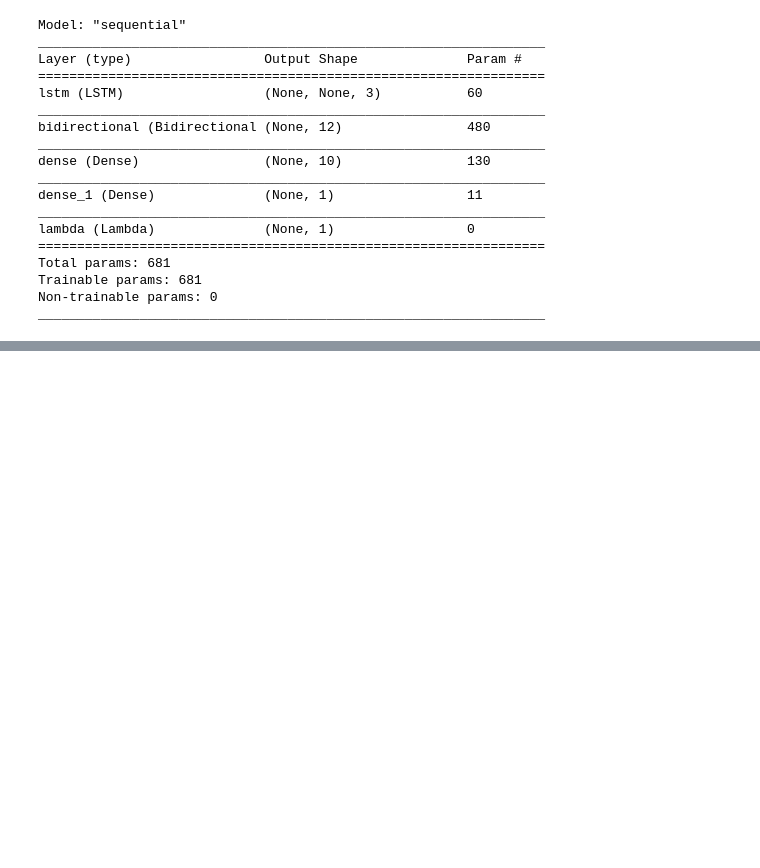
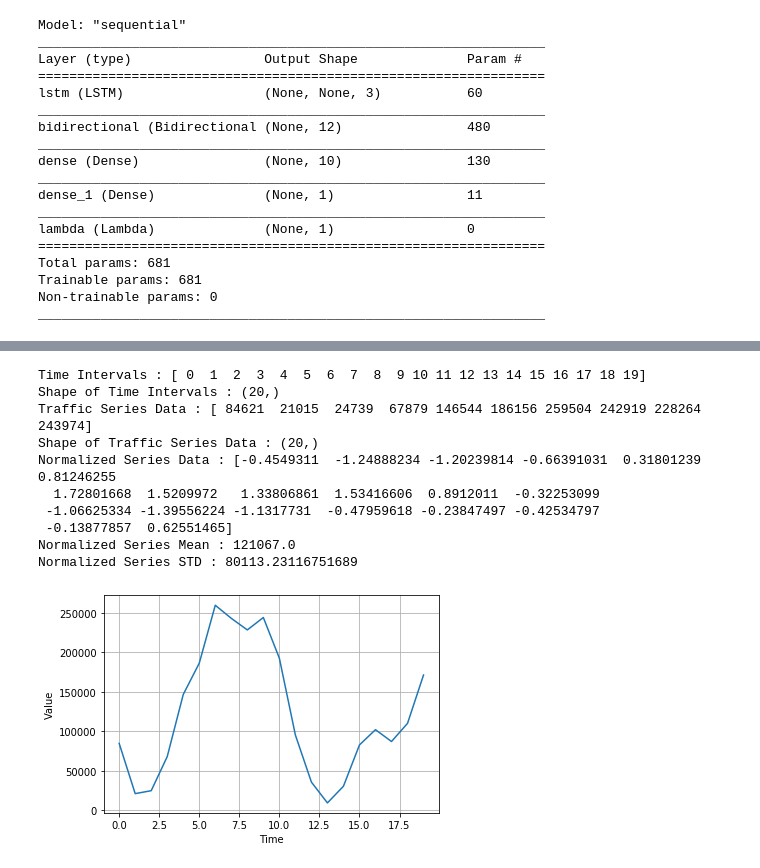
Before and after one commit to KSaiPremika/Plant-the-future, a Jupyter notebook: LSTM_Bidirectional_model_for_Traffic_dataset.ipynb, the cells around one changed output, grey strips where cells are left out. Cells and saved outputs as stored; diff of their text form; code cells hidden in the pictures; blank space fills up the shorter version.

```diff
--- a/LSTM_Bidirectional_model_for_Traffic_dataset.ipynb
+++ b/LSTM_Bidirectional_model_for_Traffic_dataset.ipynb
@@ -328,5 +313,0 @@ model = tf.keras.models.load_model("LSTM_Bidirectional_model.h5")
-# %%
-time = np.array(range(len(df.columns)))
-print(time[:10],time.shape)
-series = np.array(df.iloc[0,:])
-print(series[:10],series.shape)
@@ -441,11 +313,0 @@ print(series[3649])#,series[65],series[66])
-# %%
-
-print("Series ",series.shape)
-forecast = model_forecast(model, series[..., np.newaxis], window_size)
-print("Total Forecast ",forecast.shape)
-forecast = forecast[:-1, -1, 0][:-1]
-#rnn_forecast = rnn_forecast[:-1, -1, 0]
-print("Forecast ",forecast.shape)
-print("Time ",time.shape)
-time_forcasted = time[window_size:-1]
-print("Time Forecasted",time_forcasted.shape)
@@ -484,0 +375,64 @@ Length of temperature 3650
+# %%
+# select an area
+area = 10
+
+# select an year to forecast
+year = 2025
+
+#constant value don't change
+window_size = 3
+
+# time interval values which is equal to number of columns for now!!
+time = np.array(range(len(df.columns)))
+print("Time Intervals :",time[:])
+print("Shape of Time Intervals :",time.shape)
+
+# traffic density values of selected area
+series = np.array(df.iloc[area,:])
+print("Traffic Series Data :",series[:10])
+print("Shape of Traffic Series Data :",series.shape)
+
+# normalizing the series data
+norm_series_data, norm_series_mean, norm_series_std = norm(series)
+print("Normalized Series Data :",norm_series_data)
+print("Normalized Series Mean :",norm_series_mean)
+print("Normalized Series STD :",norm_series_std)
+
+
+# visualizing the traffic data of the selected area
+plot_series(time, series)
+
+#Forecasting the traffic density
+y = year % 2000
+prediction = predict(y,True)
+
+if len(prediction) > 1:
+  years = list(range(20,y+1))
+  plt.figure(figsize=(10, 6))
+  plot_series(years,prediction,save=False,name="test")
+  plot_series(time, series)
+  plt.plot([time[-1],years[0]],[series[-1],prediction[0]])
+  plt.savefig("Prediction.png")
+
+else:
+  print("The Forecasted traffic value of {} year is {}".format(year,int(prediction[0])))
+  plt.figure(figsize=(10, 6))
+  plot_series([y],prediction,format='*',save=False,name="test")
+  plot_series(time, series)
+  if y == 20:
+    plt.plot([y],[prediction[0]])
+  else:
+    plt.plot([time[y],y],[series[y],prediction[0]])
+  plt.savefig("Prediction.png")
+# %% [output]
+Time Intervals : [ 0  1  2  3  4  5  6  7  8  9 10 11 12 13 14 15 16 17 18 19]
+Shape of Time Intervals : (20,)
+Traffic Series Data : [ 84621  21015  24739  67879 146544 186156 259504 242919 228264 243974]
+Shape of Traffic Series Data : (20,)
+Normalized Series Data : [-0.4549311  -1.24888234 -1.20239814 -0.66391031  0.31801239  0.81246255
+  1.72801668  1.5209972   1.33806861  1.53416606  0.8912011  -0.32253099
+ -1.06625334 -1.39556224 -1.1317731  -0.47959618 -0.23847497 -0.42534797
+ -0.13877857  0.62551465]
+Normalized Series Mean : 121067.0
+Normalized Series STD : 80113.23116751689
+[figure, added]
```
Also changed, not shown: parts of 61 cells of this notebook.
